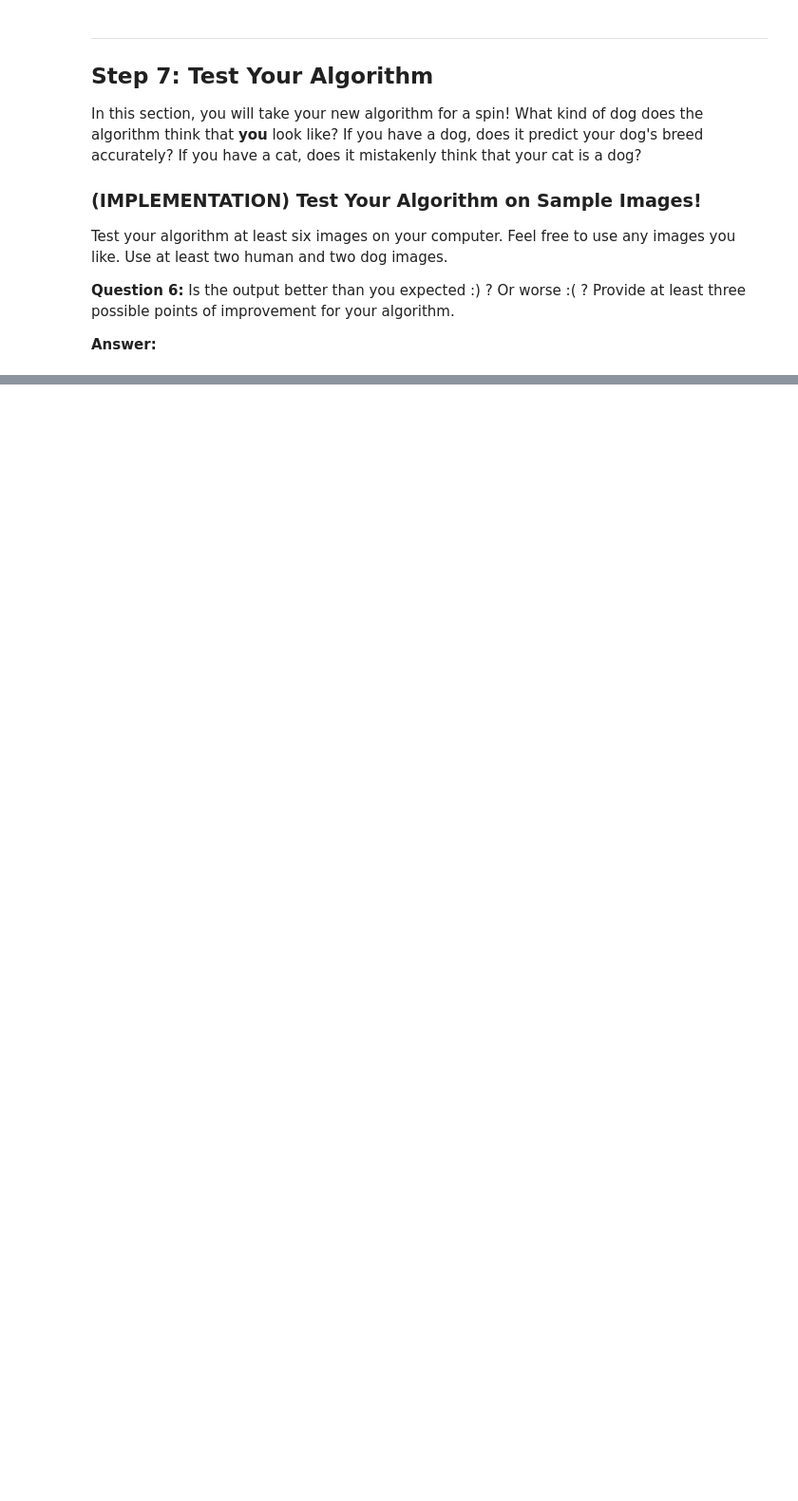
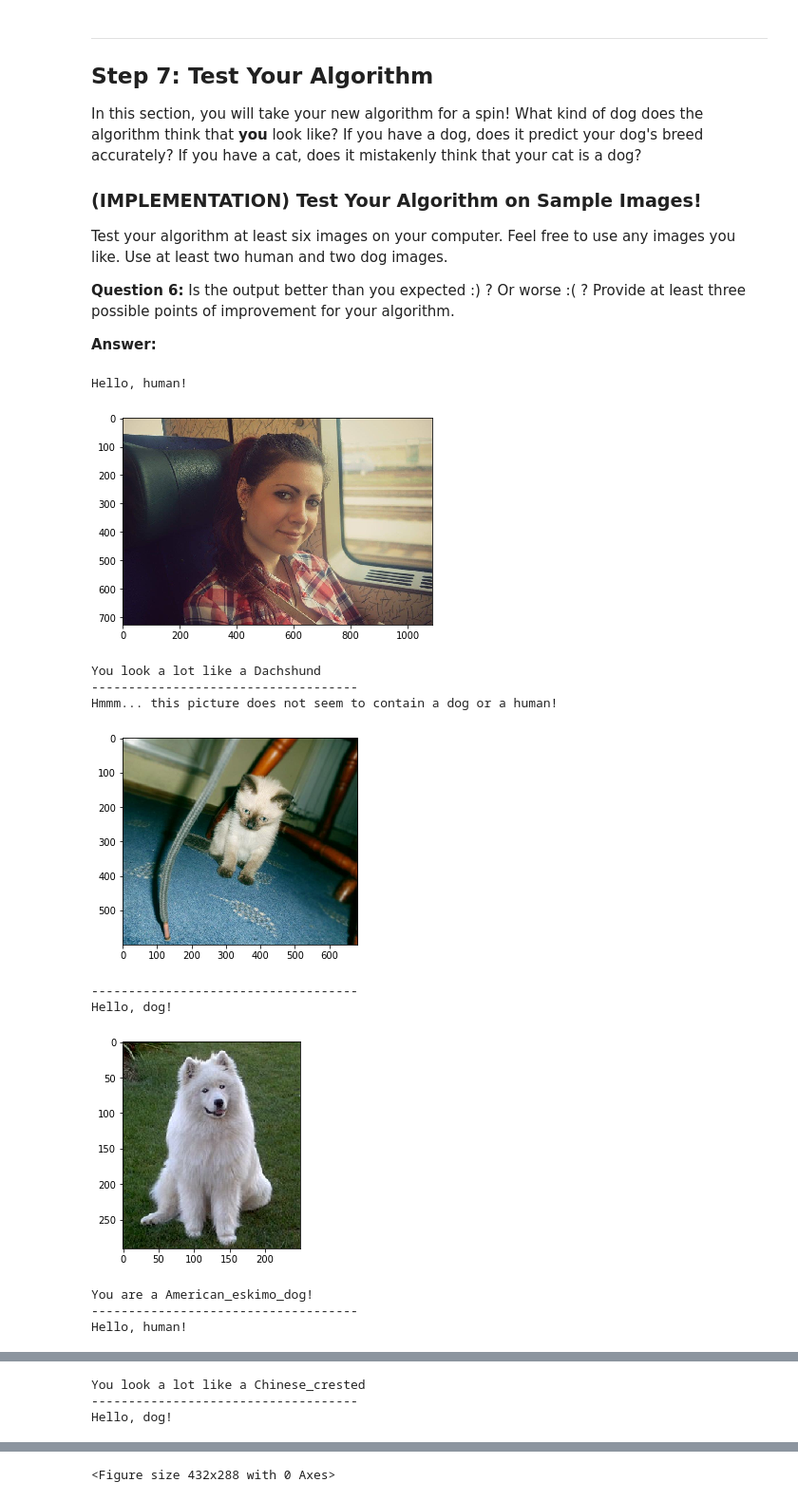
Before and after one commit to robertlizatovic/dog-project, a Jupyter notebook: dog_app.ipynb, the cells around one changed output, grey strips where cells are left out. Shown at 95% size. Drawn from its saved outputs; the diff is of its cells as text; code cells hidden in the pictures; blank space fills up the shorter version.

```diff
--- a/dog_app.ipynb
+++ b/dog_app.ipynb
@@ -749,3 +746,40 @@ Some sample output for our algorithm is provided below, but feel free to design
+# %%
+### TODO: Write your algorithm.
+### Feel free to use as many code cells as needed.
+from IPython.display import display
+
+def show_img(img_path):
+    """loads image from the path and displays it"""
+    img = cv2.imread(img_path)
+    img_rgb = cv2.cvtColor(img, cv2.COLOR_BGR2RGB)
+    plt.imshow(img_rgb)
+    plt.show()
+    plt.clf()
+
+def detect_human_dog(img_path):
+    """detects whether there is a dog or a human in the picture
+    and then determins the breed or the closest resembling breed"""
+    if dog_detector(img_path):
+        print("Hello, dog!")
+        show_img(img_path)
+        # detect the breed
+        breed = Xception_predict_breed(img_path)
+        print("You are a {}!".format(breed))
+        print("------------------------------------")
+        return breed
+    elif face_detector(img_path):
+        print("Hello, human!")
+        show_img(img_path)
+        # find closest dog breed
+        breed = Xception_predict_breed(img_path)
+        print("You look a lot like a {}".format(breed))
+        print("------------------------------------")
+        return breed
+    else:
+        print("Hmmm... this picture does not seem to contain a dog or a human!")
+        show_img(img_path)
+        print("------------------------------------")
+        return None
 # %% [markdown]
 ---
 <a id='step7'></a>
@@ -763,4 +797,19 @@ __Answer:__
 # %%
 ## TODO: Execute your algorithm from Step 6 on
 ## at least 6 images on your computer.
 ## Feel free to use as many code cells as needed.
+for img_path in glob("test_images/*"):
+    detect_human_dog(img_path)
+# %% [output]
+Hello, human!
+[figure, added]
+You look a lot like a Dachshund
+------------------------------------
+Hmmm... this picture does not seem to contain a dog or a human!
+[figure, added]
+------------------------------------
+Hello, dog!
+[figure, added]
+You are a American_eskimo_dog!
+------------------------------------
+Hello, human!
@@ -766,0 +817,3 @@ __Answer:__
+You look a lot like a Chinese_crested
+------------------------------------
+Hello, dog!
@@ -766,0 +825 @@ __Answer:__
+<Figure size 432x288 with 0 Axes>
```
Also changed, not shown: parts of 6 cells of this notebook, 1 other file.
